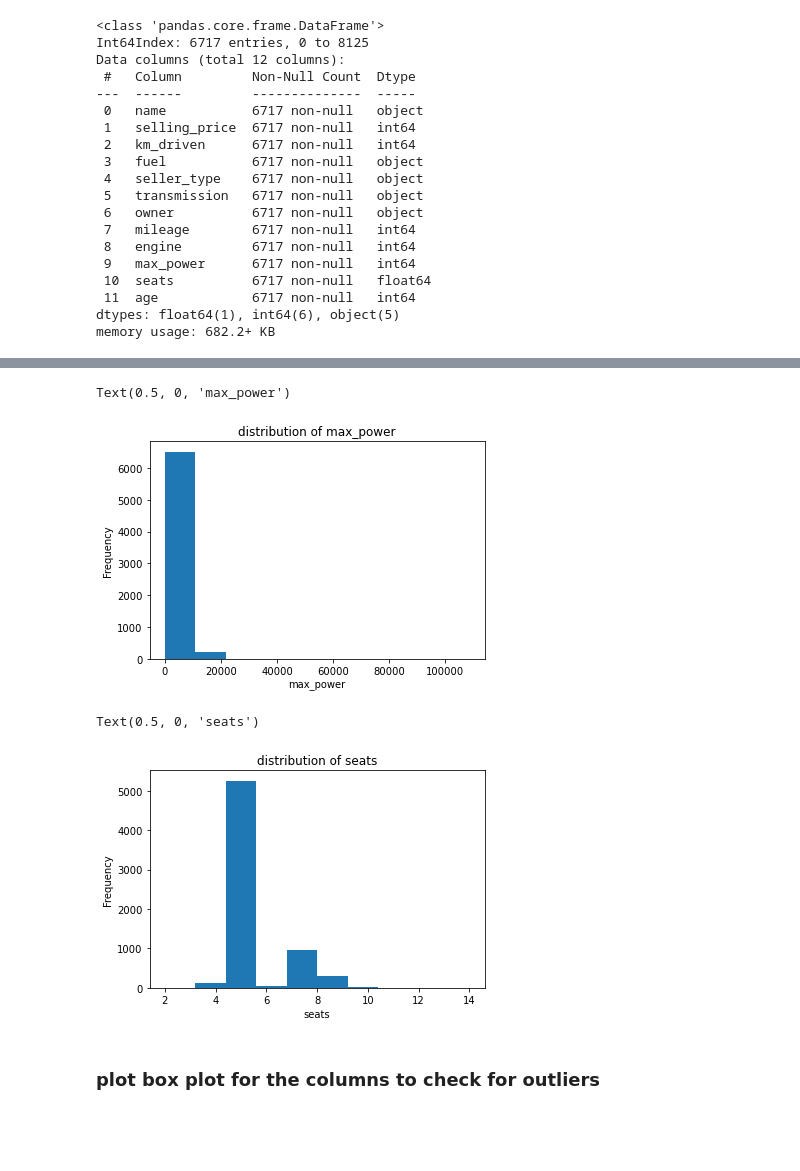
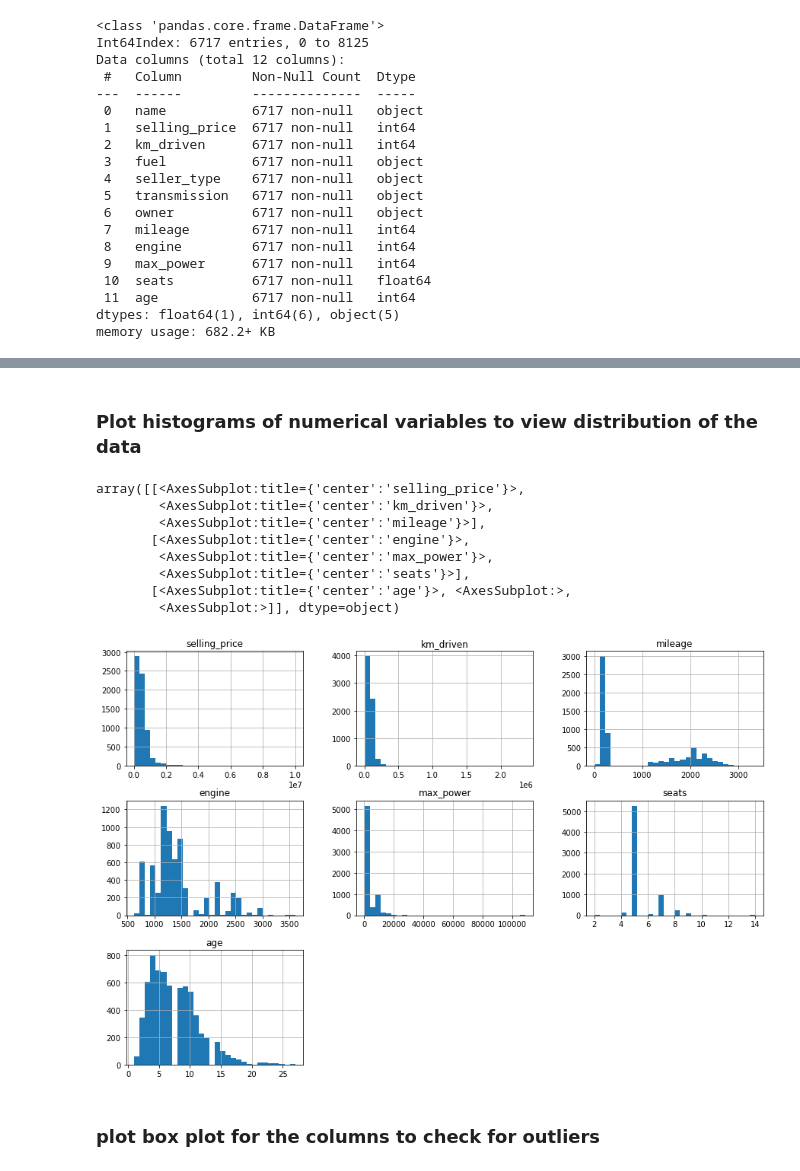
Before and after one commit to uforodavid/Cars_Price_Prediction, a Jupyter notebook: car_prices.ipynb, the cells around one changed output, grey strips where cells are left out. Saved outputs shown, nothing was run; the diff lists cells and outputs as text; code cells hidden in the pictures; blank space fills up the shorter version.

```diff
--- a/car_prices.ipynb
+++ b/car_prices.ipynb
@@ -287,17 +258,17 @@ Text(0.5, 0, 'engine')
-# %%
-df.max_power.plot.hist()
-plt.title('distribution of max_power')
-plt.xlabel('max_power')
-# %% [output]
-Text(0.5, 0, 'max_power')
-[figure, removed]
-# %%
-df.seats.plot.hist()
-plt.title('distribution of seats')
-plt.xlabel('seats')
-# %% [output]
-Text(0.5, 0, 'seats')
-[figure, removed]
+# %% [markdown]
+### Plot histograms of numerical variables to view distribution of the data
+# %%
+df.hist(bins=30, figsize=(15, 10))
+# %% [output]
+array([[<AxesSubplot:title={'center':'selling_price'}>,
+        <AxesSubplot:title={'center':'km_driven'}>,
+        <AxesSubplot:title={'center':'mileage'}>],
+       [<AxesSubplot:title={'center':'engine'}>,
+        <AxesSubplot:title={'center':'max_power'}>,
+        <AxesSubplot:title={'center':'seats'}>],
+       [<AxesSubplot:title={'center':'age'}>, <AxesSubplot:>,
+        <AxesSubplot:>]], dtype=object)
+[figure, added]
 # %% [markdown]
 ### plot box plot for the columns to check for outliers
 # %%
```
Also changed, not shown: parts of 7 cells of this notebook.
